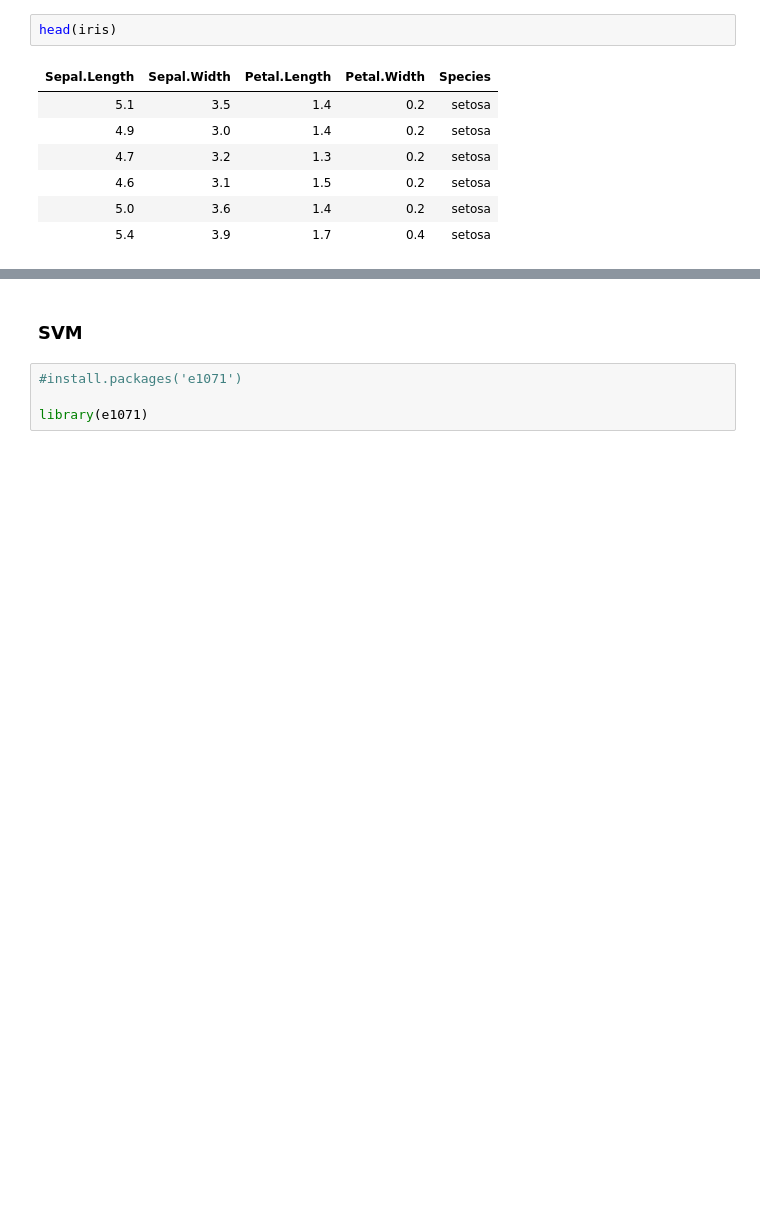
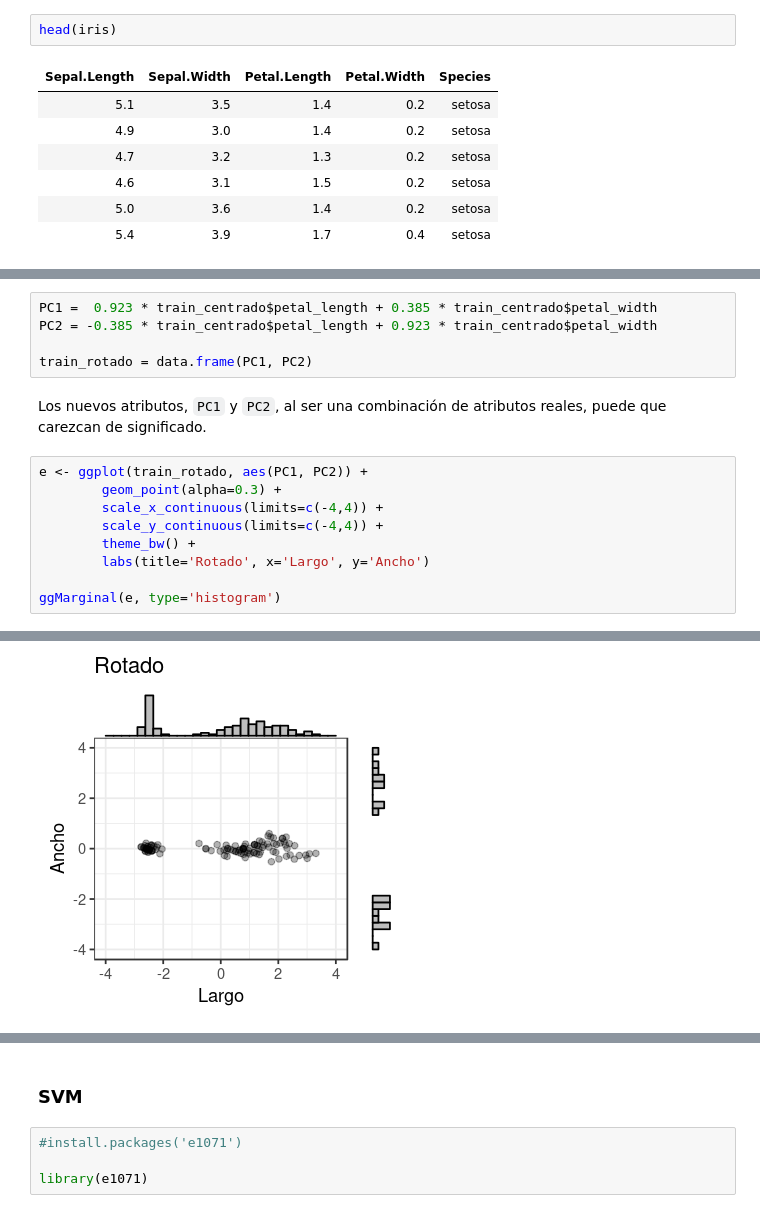
Before and after one commit to matiasbattocchia/clases-aprendizaje-automatico, a Jupyter notebook: Clases R.ipynb, the cells around one changed output, grey strips where cells are left out. Cells and saved outputs as stored; diff of their text form; blank space fills up the shorter version.

```diff
--- a/Clases R.ipynb
+++ b/Clases R.ipynb
@@ -181,0 +221,17 @@ Los nuevos atributos, al ser una combinación de atributos reales, puede que car
+# %%
+PC1 =  0.923 * train_centrado$petal_length + 0.385 * train_centrado$petal_width
+PC2 = -0.385 * train_centrado$petal_length + 0.923 * train_centrado$petal_width
+
+train_rotado = data.frame(PC1, PC2)
+# %% [markdown]
+Los nuevos atributos, `PC1` y `PC2`, al ser una combinación de atributos reales, puede que carezcan de significado.
+# %%
+e <- ggplot(train_rotado, aes(PC1, PC2)) +
+        geom_point(alpha=0.3) +
+        scale_x_continuous(limits=c(-4,4)) +
+        scale_y_continuous(limits=c(-4,4)) +
+        theme_bw() +
+        labs(title='Rotado', x='Largo', y='Ancho')
+
+ggMarginal(e, type='histogram')
+# %% [output]
@@ -181,0 +240 @@ Los nuevos atributos, al ser una combinación de atributos reales, puede que car
+[figure, added]
```
Also changed, not shown: parts of 72 cells of this notebook, 4 other files.
